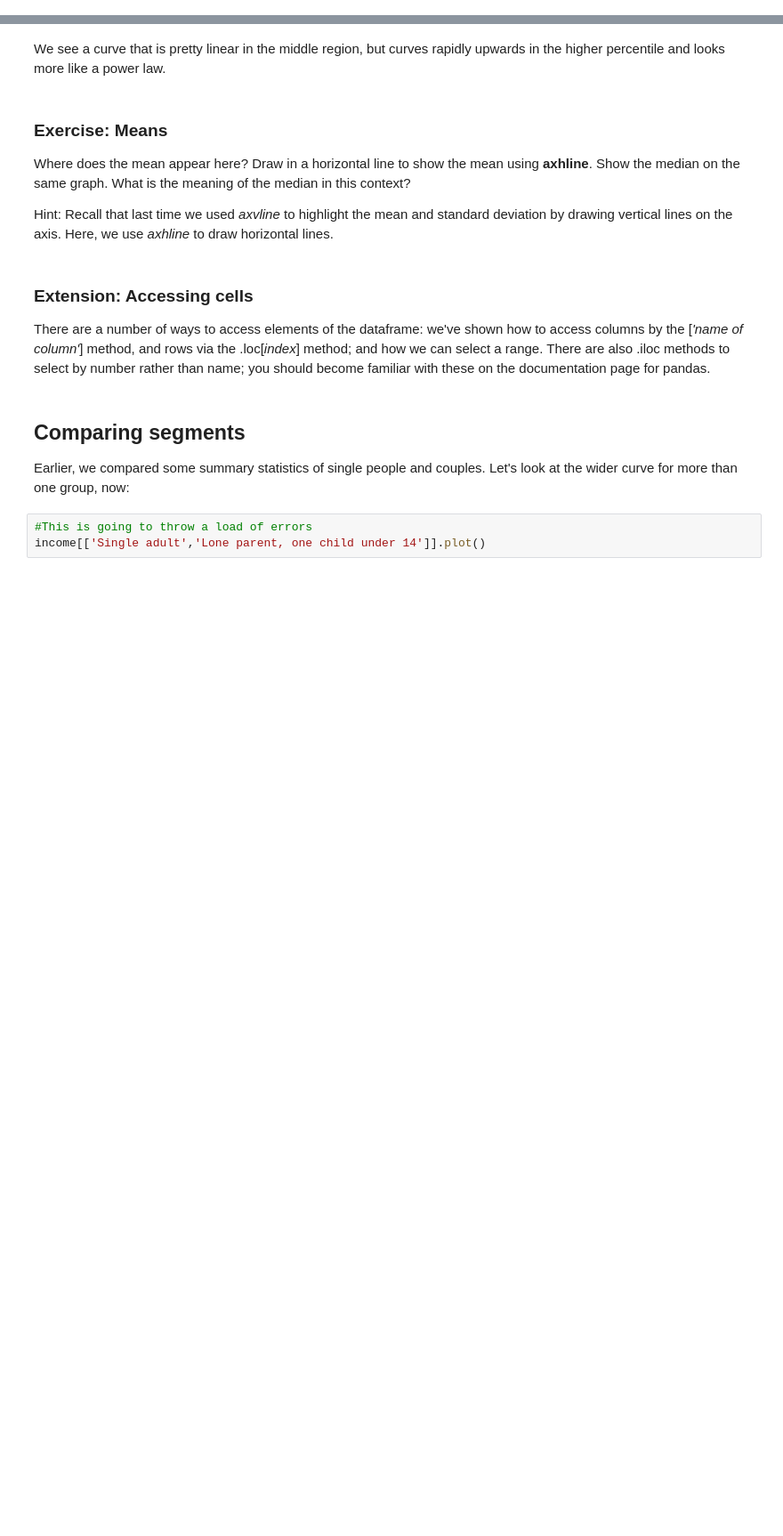
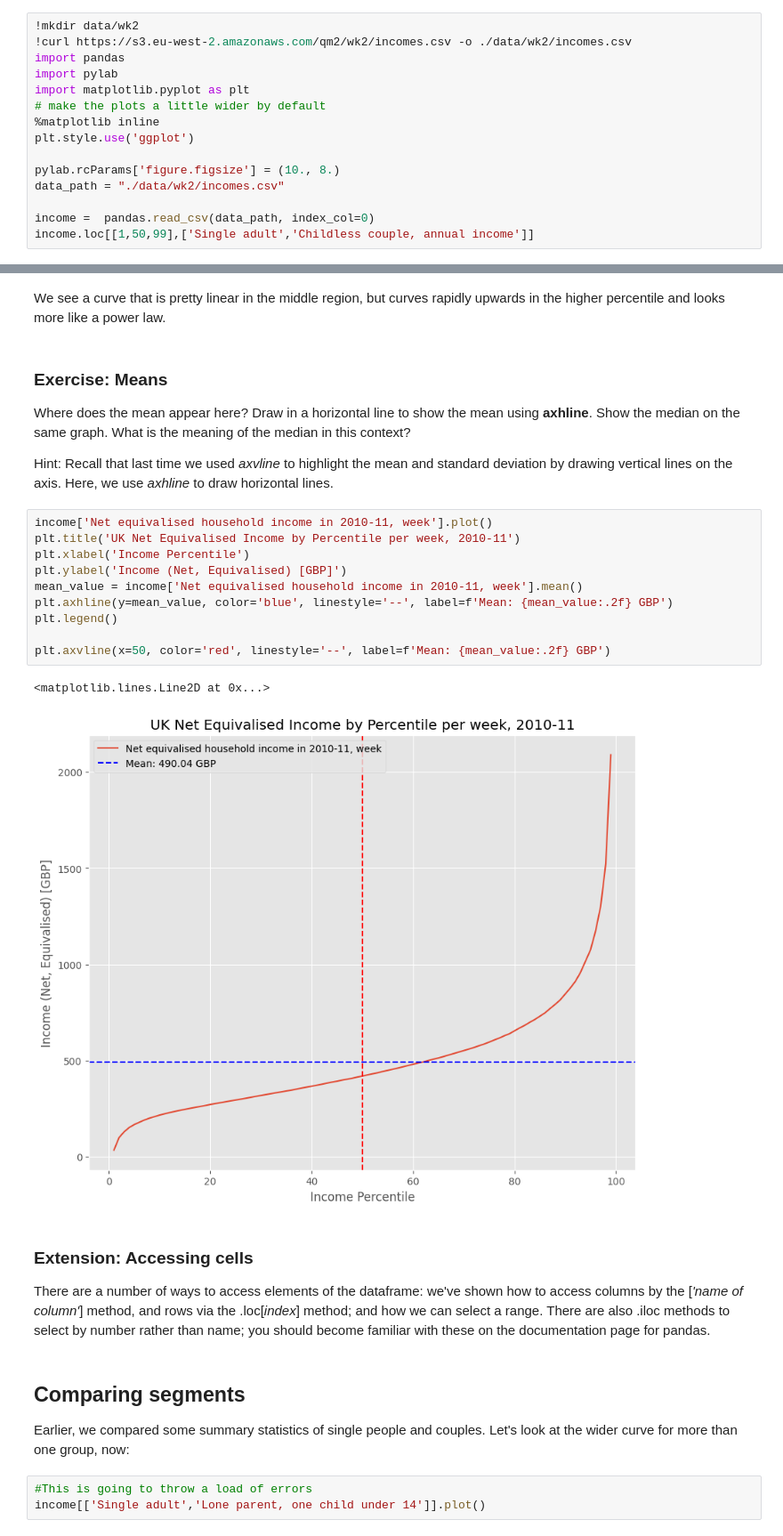
Before and after one commit to haruhiysd/QM2, a Jupyter notebook: notebooks/W02. Pandas.ipynb, the cells around one changed output, grey strips where cells are left out. Shown at 89% size. Drawn from its saved outputs; the diff is of its cells as text; blank space fills up the shorter version.

```diff
--- a/notebooks/W02. Pandas.ipynb
+++ b/notebooks/W02. Pandas.ipynb
@@ -182,3 +173,18 @@ So, to recap, we can now access a particular **row** using *loc[index number]*,
 ## Exercise:
 
 How do the equivalised incomes of single adults and childless couples compare? Look at the 1st, 99th and 50th percentile and summarise what this tells you about the value or price of coupling.
+# %%
+!mkdir data/wk2
+!curl https://s3.eu-west-2.amazonaws.com/qm2/wk2/incomes.csv -o ./data/wk2/incomes.csv
+import pandas
+import pylab
+import matplotlib.pyplot as plt
+# make the plots a little wider by default
+%matplotlib inline
+plt.style.use('ggplot')
+
+pylab.rcParams['figure.figsize'] = (10., 8.)
+data_path = "./data/wk2/incomes.csv"
+
+income =  pandas.read_csv(data_path, index_col=0)
+income.loc[[1,50,99],['Single adult','Childless couple, annual income']]
@@ -211,6 +229,19 @@ We see a curve that is pretty linear in the middle region, but curves rapidly up
 Where does the mean appear here? Draw in a horizontal line to show the mean using **axhline**. Show the median on the same graph. What is the meaning of the median in this context?
 
 Hint: Recall that last time we used *axvline* to highlight the mean and standard deviation by drawing vertical lines on the axis. Here, we use *axhline* to draw horizontal lines.
+# %%
+income['Net equivalised household income in 2010-11, week'].plot()
+plt.title('UK Net Equivalised Income by Percentile per week, 2010-11')
+plt.xlabel('Income Percentile')
+plt.ylabel('Income (Net, Equivalised) [GBP]')
+mean_value = income['Net equivalised household income in 2010-11, week'].mean()
+plt.axhline(y=mean_value, color='blue', linestyle='--', label=f'Mean: {mean_value:.2f} GBP')
+plt.legend()
+
+plt.axvline(x=50, color='red', linestyle='--', label=f'Mean: {mean_value:.2f} GBP')
+# %% [output]
+<matplotlib.lines.Line2D at 0x...>
+[figure, added]
 # %% [markdown]
 ### Extension: Accessing cells
 
```
Also changed, not shown: parts of 6 cells of this notebook.
